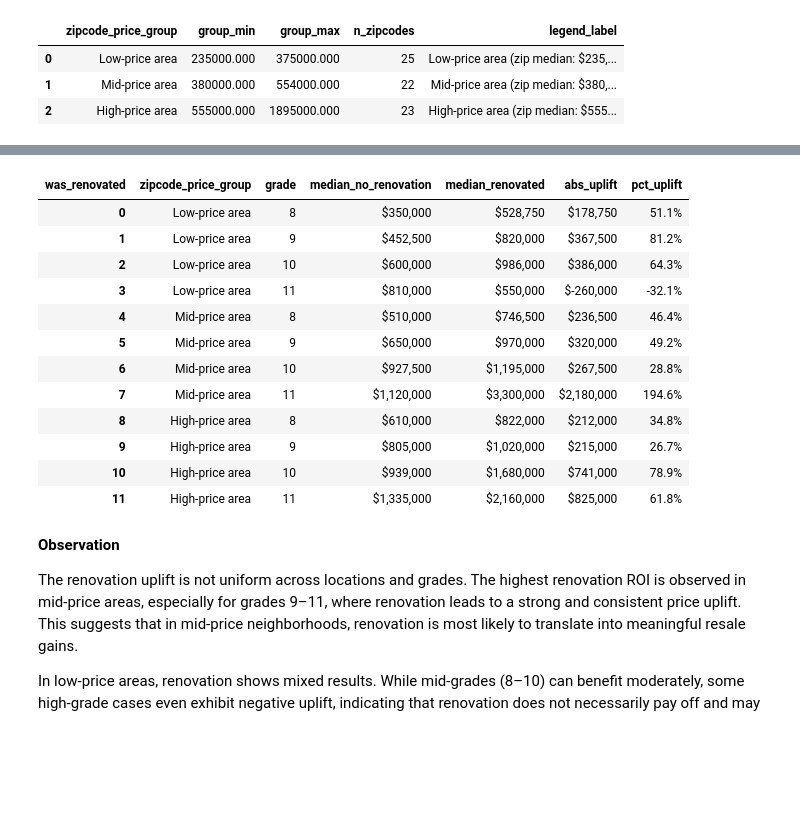
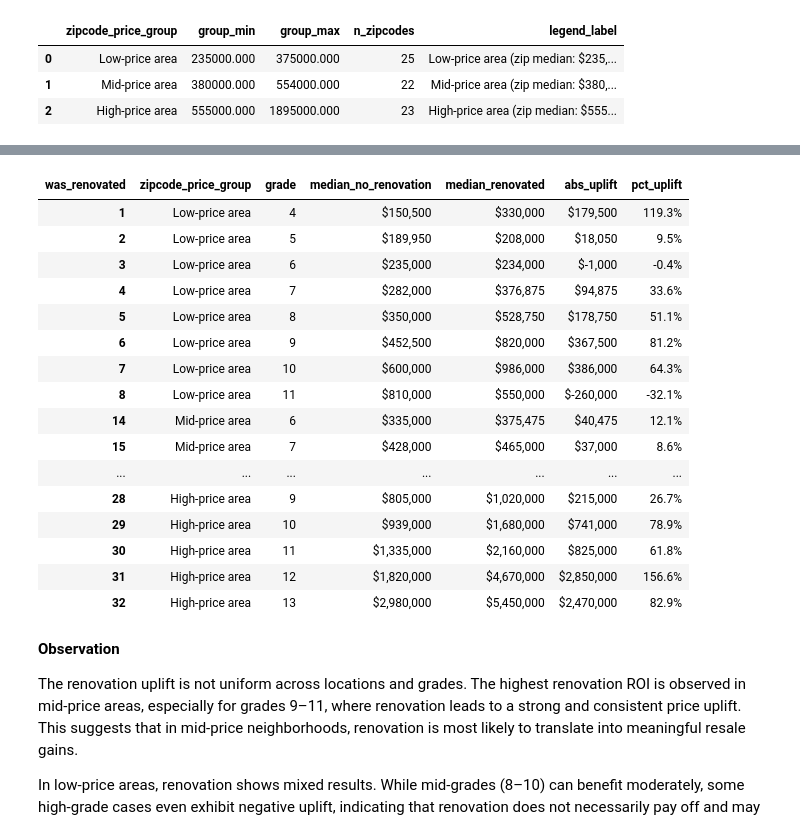
Before and after one commit to NazilaFazeli/EDA-Project, a Jupyter notebook: EDA.ipynb, the cells around one changed output, grey strips where cells are left out. Saved outputs shown, nothing was run; the diff lists cells and outputs as text; code cells hidden in the pictures; blank space fills up the shorter version.

```diff
--- a/EDA.ipynb
+++ b/EDA.ipynb
@@ -1513,43 +1635,76 @@ plt.show()
 # %%
+# ============================================================
+# Styled uplift table (NO NaN + custom purple colors)
+# ============================================================
+
+import numpy as np
+from matplotlib.colors import LinearSegmentedColormap
+
 # ------------------------------------------------------------
-# Styled uplift table (absolute + percent)
+# 1) Remove NaN rows (keep only valid comparisons)
+# ------------------------------------------------------------
+
+pivot_prices = pivot_prices.dropna(
+    subset=["median_no_renovation", "median_renovated", "abs_uplift", "pct_uplift"]
+)
+
+# ------------------------------------------------------------
+# 2) Custom purple colormaps (your exact colors)
+# ------------------------------------------------------------
+
+purple_pct_cmap = LinearSegmentedColormap.from_list(
+    "purple_pct",
+    ["#F3EAF8", "#A585D1F2", "#852DA8E2"]
+)
+
+purple_abs_cmap = LinearSegmentedColormap.from_list(
+    "purple_abs",
+    ["#F7F1FB", "#B489C6EF", "#6F218EE1"]
+)
+
+# ------------------------------------------------------------
+# 3) Styled table (absolute + percent uplift)
 # ------------------------------------------------------------
 
 display_cols = [
     "zipcode_price_group", "grade",
     "median_no_renovation", "median_renovated",
     "abs_uplift", "pct_uplift"
 ]
 
 styled = (
     pivot_prices[display_cols]
     .sort_values(["zipcode_price_group", "grade"])
     .style
-    .background_gradient(subset=["pct_uplift"], cmap="RdYlGn")
-    .background_gradient(subset=["abs_uplift"], cmap="Blues")
+    .background_gradient(subset=["pct_uplift"], cmap=purple_pct_cmap)
+    .background_gradient(subset=["abs_uplift"], cmap=purple_abs_cmap)
     .format({
         "median_no_renovation": "${:,.0f}",
         "median_renovated": "${:,.0f}",
         "abs_uplift": "${:,.0f}",
         "pct_uplift": "{:.1f}%"
     })
 )
 
 styled
 # %% [output]
 | was_renovated | zipcode_price_group | grade | median_no_renovation | median_renovated | abs_uplift | pct_uplift |
-| 0 | Low-price area | 8 | $350,000 | $528,750 | $178,750 | 51.1% |
-| 1 | Low-price area | 9 | $452,500 | $820,000 | $367,500 | 81.2% |
-| 2 | Low-price area | 10 | $600,000 | $986,000 | $386,000 | 64.3% |
-| 3 | Low-price area | 11 | $810,000 | $550,000 | $-260,000 | -32.1% |
-| 4 | Mid-price area | 8 | $510,000 | $746,500 | $236,500 | 46.4% |
-| 5 | Mid-price area | 9 | $650,000 | $970,000 | $320,000 | 49.2% |
-| 6 | Mid-price area | 10 | $927,500 | $1,195,000 | $267,500 | 28.8% |
-| 7 | Mid-price area | 11 | $1,120,000 | $3,300,000 | $2,180,000 | 194.6% |
-| 8 | High-price area | 8 | $610,000 | $822,000 | $212,000 | 34.8% |
-| 9 | High-price area | 9 | $805,000 | $1,020,000 | $215,000 | 26.7% |
-| 10 | High-price area | 10 | $939,000 | $1,680,000 | $741,000 | 78.9% |
-| 11 | High-price area | 11 | $1,335,000 | $2,160,000 | $825,000 | 61.8% |
+| 1 | Low-price area | 4 | $150,500 | $330,000 | $179,500 | 119.3% |
+| 2 | Low-price area | 5 | $189,950 | $208,000 | $18,050 | 9.5% |
+| 3 | Low-price area | 6 | $235,000 | $234,000 | $-1,000 | -0.4% |
+| 4 | Low-price area | 7 | $282,000 | $376,875 | $94,875 | 33.6% |
+| 5 | Low-price area | 8 | $350,000 | $528,750 | $178,750 | 51.1% |
+| 6 | Low-price area | 9 | $452,500 | $820,000 | $367,500 | 81.2% |
+| 7 | Low-price area | 10 | $600,000 | $986,000 | $386,000 | 64.3% |
+| 8 | Low-price area | 11 | $810,000 | $550,000 | $-260,000 | -32.1% |
+| 14 | Mid-price area | 6 | $335,000 | $375,475 | $40,475 | 12.1% |
+| 15 | Mid-price area | 7 | $428,000 | $465,000 | $37,000 | 8.6% |
+| ... | ... | ... | ... | ... | ... | ... |
+| 28 | High-price area | 9 | $805,000 | $1,020,000 | $215,000 | 26.7% |
+| 29 | High-price area | 10 | $939,000 | $1,680,000 | $741,000 | 78.9% |
+| 30 | High-price area | 11 | $1,335,000 | $2,160,000 | $825,000 | 61.8% |
+| 31 | High-price area | 12 | $1,820,000 | $4,670,000 | $2,850,000 | 156.6% |
+| 32 | High-price area | 13 | $2,980,000 | $5,450,000 | $2,470,000 | 82.9% |
 # %% [markdown]
 **Observation**
 
```
Also changed, not shown: parts of 14 cells of this notebook, 1 other file.
